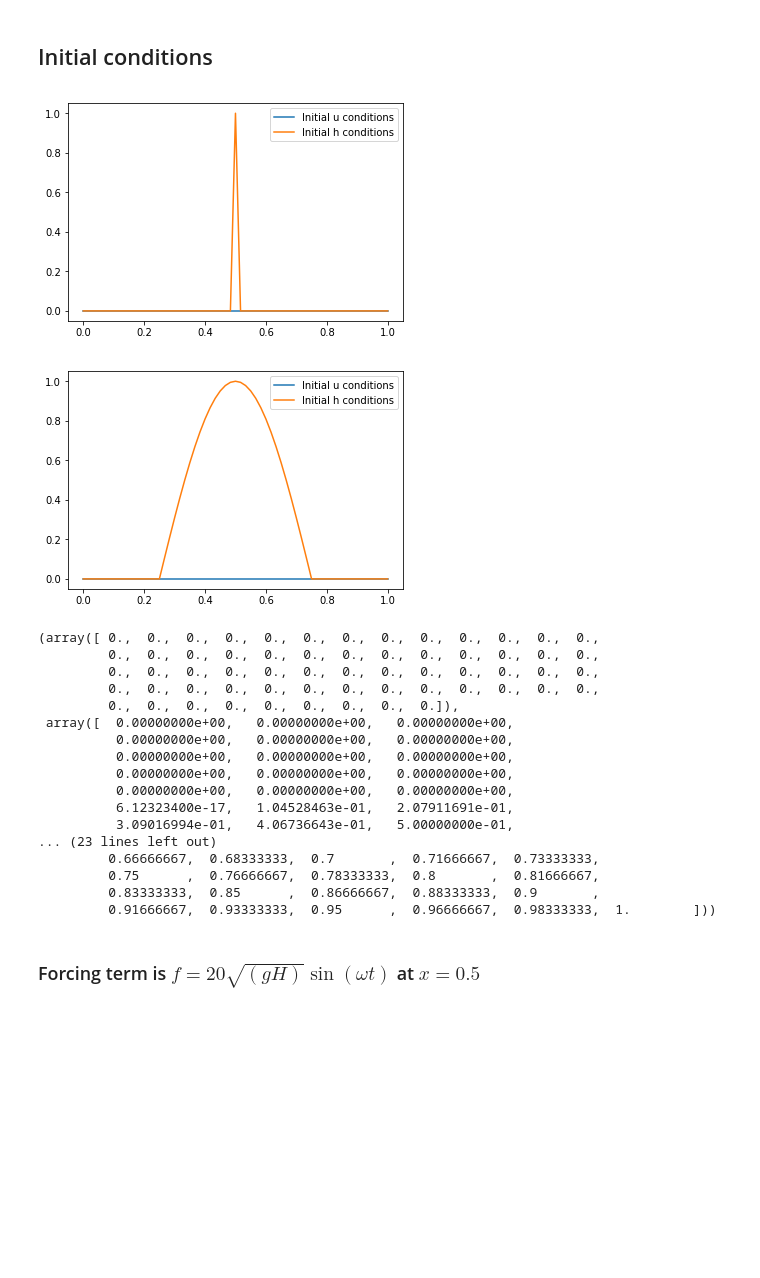
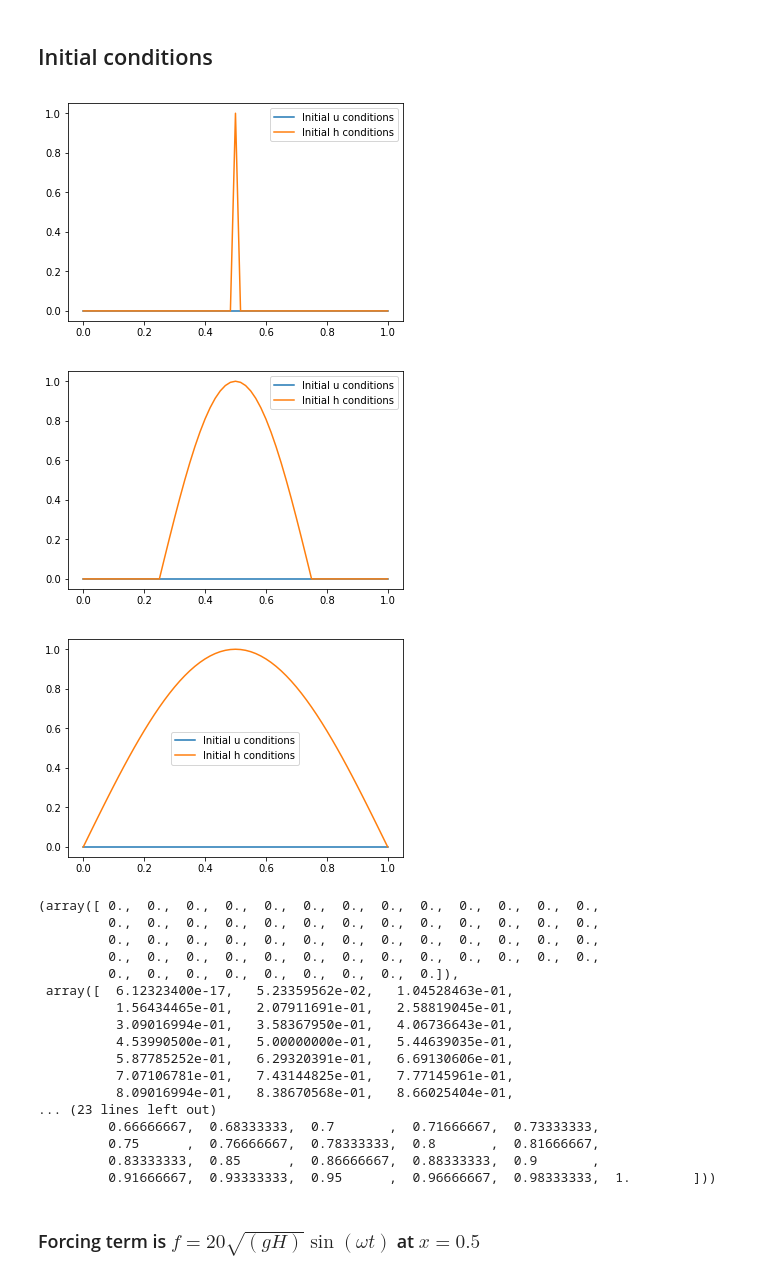
Before and after one commit to mc4117/Mariana-Numerical-assignment, a Jupyter notebook: Shallow water equations (both initial conditions).ipynb, the cells around one changed output. Drawn from its saved outputs; the diff is of its cells as text; code cells hidden in the pictures; blank space fills up the shorter version.

```diff
--- a/Shallow water equations (both initial conditions).ipynb
+++ b/Shallow water equations (both initial conditions).ipynb
@@ -69,45 +69,78 @@ def initialconditions_cosbell(nx, nt, plot = True):
     plot: if this variable is True then the initial conditions will be plotted, but it False then no plot will be produced
     """
     x = np.linspace(0,1,nx+1) # want the extra point at the boundary but in reality h[0] and h[nx] are equal
 
     midpoint = math.floor(math.floor(len(x)/2)/2)*2 # calculate midpoint to be used for the forcing term
 
     # initialize initial u and initial h
     initialu = np.zeros(len(x)).astype(float)
     initialh = np.zeros(len(x)).astype(float)
 
     # set the initial conditions such that u is zero everywhere and h has a bump in the centre and is surrounded by zero either side
     for i in range(len(x)):
         initialu[i] = flat_u(i)
         initialh[i] = h_cosbell(x[i])
 
     # plot these initial conditions
     if plot == True:
         plt.clf()
         plt.ion()
         plt.plot(x, initialu, label = 'Initial u conditions')
         plt.plot(x, initialh, label = 'Initial h conditions')
         plt.legend(loc = 'best')
         plt.show()
     return initialu, initialh, midpoint, x
 
 # plot initial conditions where u is zero everywhere and h has a bump in the centre and is surrounded by zero either side
 initialconditions_cosbell(nx,nt)
+
+def initialconditions_cos(nx, nt, plot = True):
+    """
+    nx: number of space steps
+    nt: number of time steps
+    plot: if this variable is True then the initial conditions will be plotted, but it False then no plot will be produced
+    """
+    x = np.linspace(0,1,nx+1) # want the extra point at the boundary but in reality h[0] and h[nx] are equal
+
+    midpoint = math.floor(math.floor(len(x)/2)/2)*2 # calculate midpoint to be used for the forcing term
+
+    # initialize initial u and initial h
+    initialu = np.zeros(len(x)).astype(float)
+    initialh = np.zeros(len(x)).astype(float)
+
+    # set the initial conditions such that u is zero everywhere and h is cos(pi(x-1/2))
+    for i in range(len(x)):
+        initialu[i] = flat_u(i)
+        initialh[i] = math.cos(math.pi*(x[i]-0.5))
+
+    # plot these initial conditions
+    if plot == True:
+        plt.clf()
+        plt.ion()
+        plt.plot(x, initialu, label = 'Initial u conditions')
+        plt.plot(x, initialh, label = 'Initial h conditions')
+        plt.legend(loc = 'best')
+        plt.show()
+    return initialu, initialh, midpoint, x
+
+# plot initial conditions where u is zero everywhere and h is cos(pi(x-1/2))
+initialconditions_cos(nx,nt)
 # %% [output]
 [figure]
 [figure]
+[figure, added]
 (array([ 0.,  0.,  0.,  0.,  0.,  0.,  0.,  0.,  0.,  0.,  0.,  0.,  0.,
          0.,  0.,  0.,  0.,  0.,  0.,  0.,  0.,  0.,  0.,  0.,  0.,  0.,
          0.,  0.,  0.,  0.,  0.,  0.,  0.,  0.,  0.,  0.,  0.,  0.,  0.,
          0.,  0.,  0.,  0.,  0.,  0.,  0.,  0.,  0.,  0.,  0.,  0.,  0.,
          0.,  0.,  0.,  0.,  0.,  0.,  0.,  0.,  0.]),
- array([  0.00000000e+00,   0.00000000e+00,   0.00000000e+00,
-          0.00000000e+00,   0.00000000e+00,   0.00000000e+00,
-          0.00000000e+00,   0.00000000e+00,   0.00000000e+00,
-          0.00000000e+00,   0.00000000e+00,   0.00000000e+00,
-          0.00000000e+00,   0.00000000e+00,   0.00000000e+00,
-          6.12323400e-17,   1.04528463e-01,   2.07911691e-01,
-          3.09016994e-01,   4.06736643e-01,   5.00000000e-01,
+ array([  6.12323400e-17,   5.23359562e-02,   1.04528463e-01,
+          1.56434465e-01,   2.07911691e-01,   2.58819045e-01,
+          3.09016994e-01,   3.58367950e-01,   4.06736643e-01,
+          4.53990500e-01,   5.00000000e-01,   5.44639035e-01,
+          5.87785252e-01,   6.29320391e-01,   6.69130606e-01,
+          7.07106781e-01,   7.43144825e-01,   7.77145961e-01,
+          8.09016994e-01,   8.38670568e-01,   8.66025404e-01,
 ... (23 lines left out)
          0.66666667,  0.68333333,  0.7       ,  0.71666667,  0.73333333,
          0.75      ,  0.76666667,  0.78333333,  0.8       ,  0.81666667,
```
Also changed, not shown: parts of 5 cells of this notebook, 1 other file.
